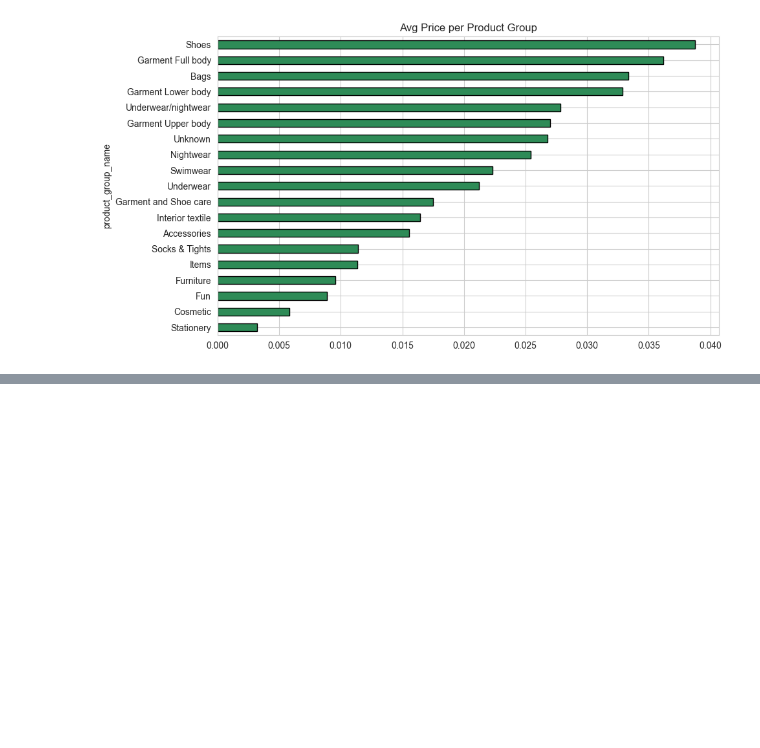
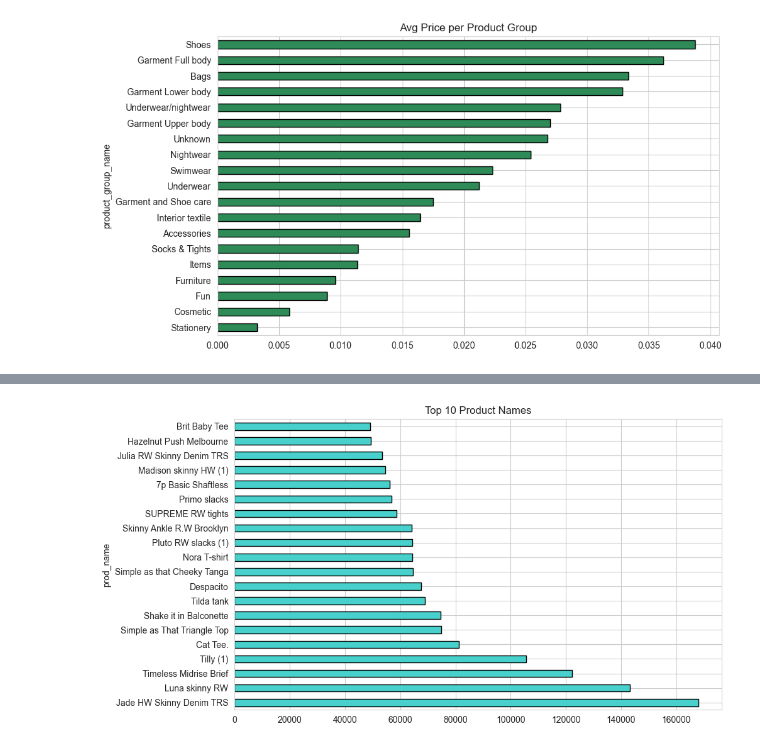
Before and after one commit to vaibhpande21/HndM-Fashion-Recommendation-System, a Jupyter notebook: rec.ipynb, the cells around one changed output, grey strips where cells are left out. Drawn from its saved outputs; the diff is of its cells as text; code cells hidden in the pictures; blank space fills up the shorter version.

```diff
--- a/rec.ipynb
+++ b/rec.ipynb
@@ -121,0 +140,6 @@ plt.show()
+# %%
+hm['prod_name'].value_counts().head(20).plot(kind='barh', figsize=(10,6), color= 'mediumturquoise', edgecolor='black')
+plt.title("Top 10 Product Names")
+plt.show()
+# %% [output]
+[figure, added]
```
Also changed, not shown: parts of 6 cells of this notebook.
